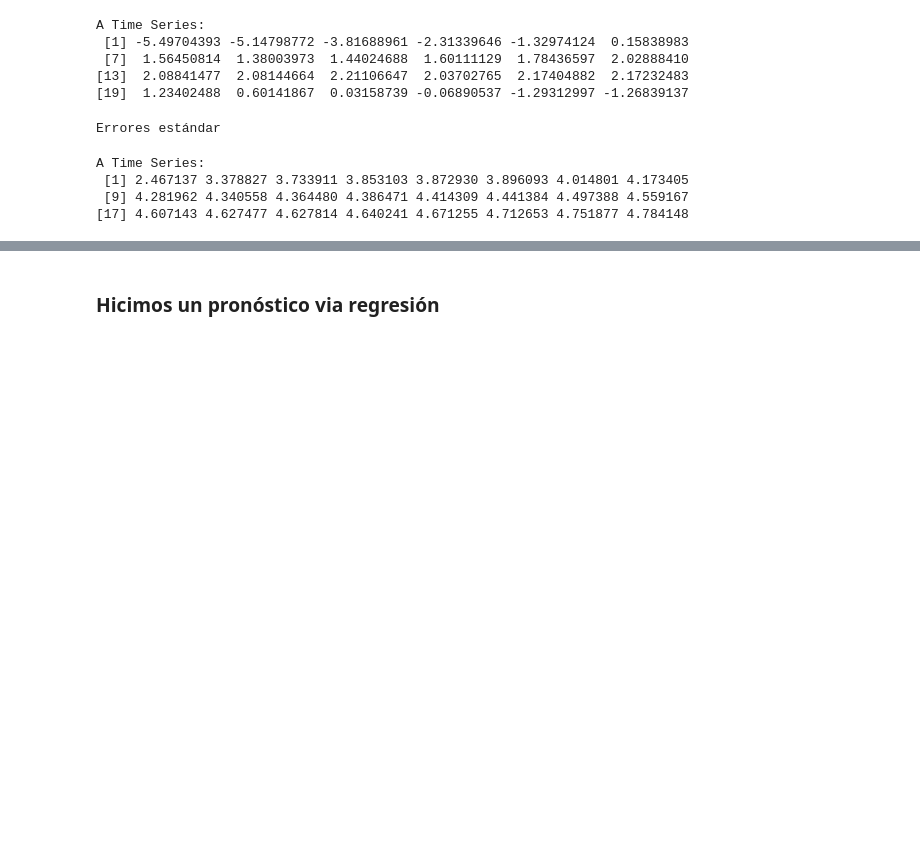
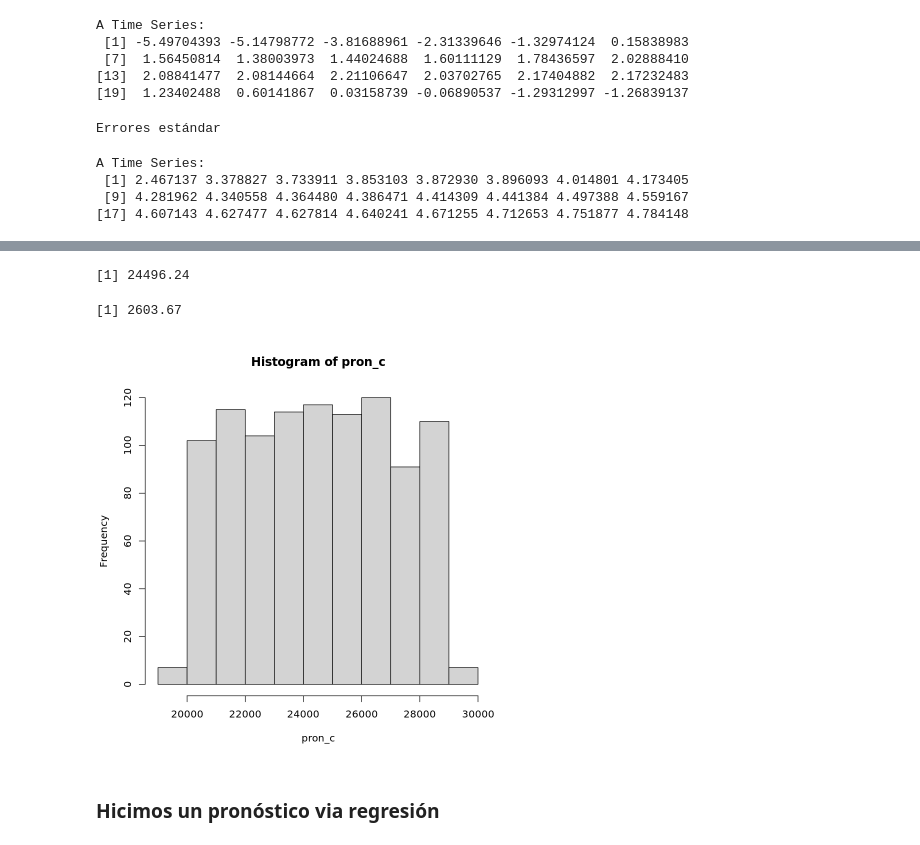
Before and after one commit to cesar-trader/simul_tarea2, a Jupyter notebook: tarea4_Cesar_Cerda.ipynb, the cells around one changed output, grey strips where cells are left out. Cells and saved outputs as stored; diff of their text form; code cells hidden in the pictures; blank space fills up the shorter version.

```diff
--- a/tarea4_Cesar_Cerda.ipynb
+++ b/tarea4_Cesar_Cerda.ipynb
@@ -311,0 +430,3 @@ plot.pronostico
+# %%
+reg3<-with(data1,lm(formula=S_Attendance ~ F_Attendance+S_Rain))
+summary(reg2)
@@ -311,0 +483,3 @@ plot.pronostico
+# %%
+p_rain = rbinom(1000,1,0.6)
+mean(p_rain)
@@ -311,0 +488,5 @@ plot.pronostico
+# %%
+F_attend=rep(18394,1000)
+data_simul=cbind(F_attend,p_rain)
+data_simul=data.frame(data_simul)
+data_simul
@@ -312,3 +552,17 @@ plot.pronostico
+# %%
+pron_c <- predict(reg3,newdata=data_simul)
+# %%
+mean(pron_c)
+# %% [output]
+[1] 24496.24
+# %%
+sd(pron_c)
+# %% [output]
+[1] 2603.67
+# %%
+hist(pron_c)
+# %% [output]
+[figure, added]
 # %% [markdown]
 ### Hicimos un pronóstico via regresión
 # %%
```
Also changed, not shown: parts of 45 cells of this notebook.
